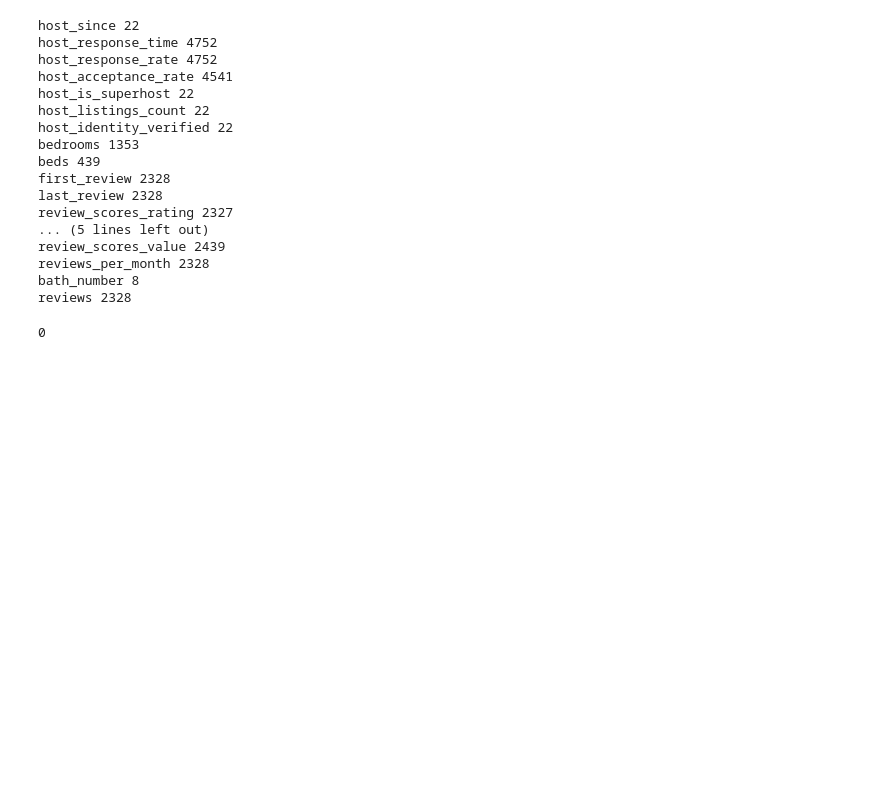
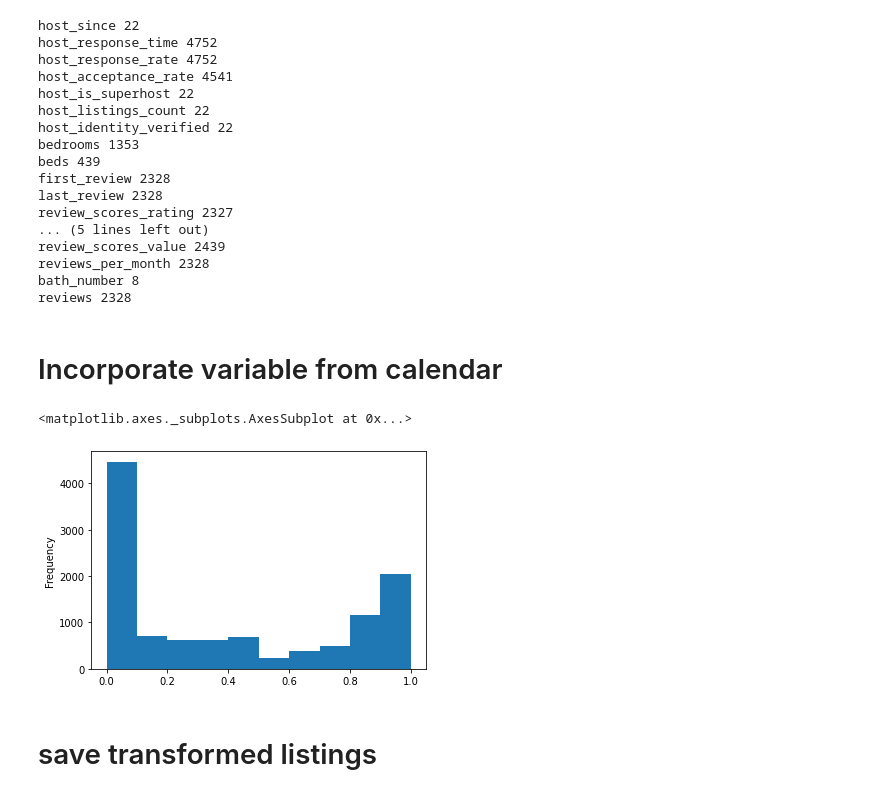
Before and after one commit to dernameistegal/airbnb_price, a Jupyter notebook: data_utils/data_preparation/listings_transformations.ipynb, the cells around one changed output. Cells and saved outputs as stored; diff of their text form; code cells hidden in the pictures; blank space fills up the shorter version.

```diff
--- a/data_utils/data_preparation/listings_transformations.ipynb
+++ b/data_utils/data_preparation/listings_transformations.ipynb
@@ -528,7 +533,14 @@ listings.loc[:, "beds"] = listings.loc[:, "beds"].fillna(1)
 index_not_verified = pd.Index([2808957, 7079941, 8808555, 13880640])
 listings.loc[index_not_verified, "host_identity_verified"] = listings.loc[index_not_verified, "host_identity_verified"].fillna(0)
 listings.loc[:, "host_identity_verified"] = listings.loc[:, "host_identity_verified"].fillna(1)
-# %%
-listings.isna().sum().sum()
-# %% [output]
-0
+# %% [markdown]
+# Incorporate variable from calendar
+# %%
+path = "/content/drive/MyDrive/Colab/airbnb/data/data1/calendar.csv.gz"
+calendar = pd.read_csv(path)
+# %%
+calendar["available"] = calendar["available"].map(dict(t=1, f=0))
+calendar.groupby("listing_id").available.mean().plot.hist()
+# %% [output]
+<matplotlib.axes._subplots.AxesSubplot at 0x...>
+[figure, added]
@@ -535 +559,3 @@ listings.isna().sum().sum()
+# %% [markdown]
+# save transformed listings
 # %%
```
Also changed, not shown: parts of 5 cells of this notebook.
